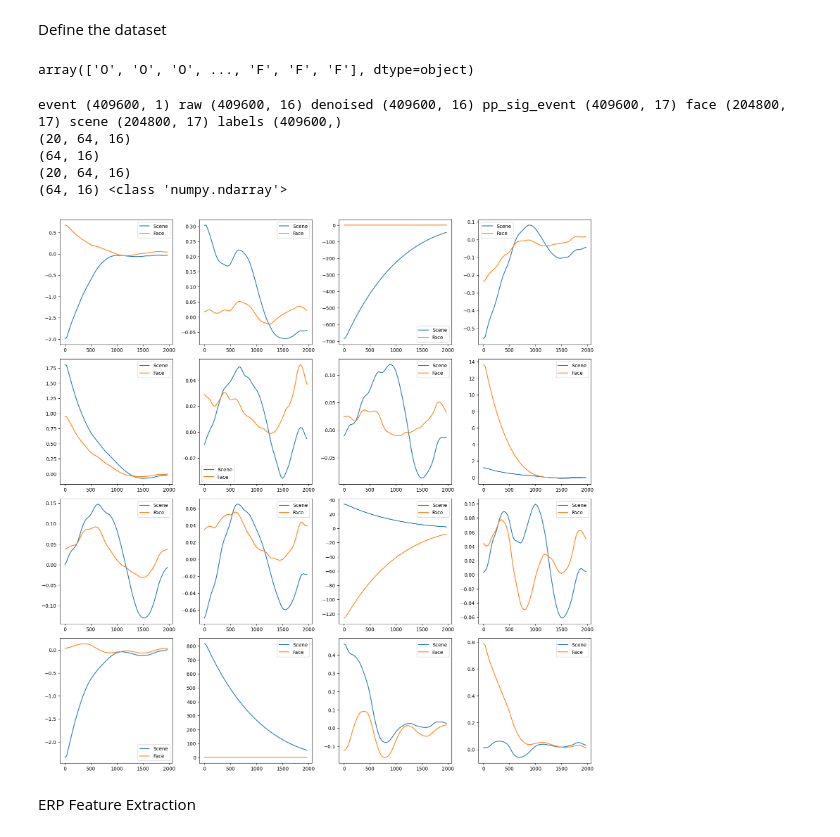
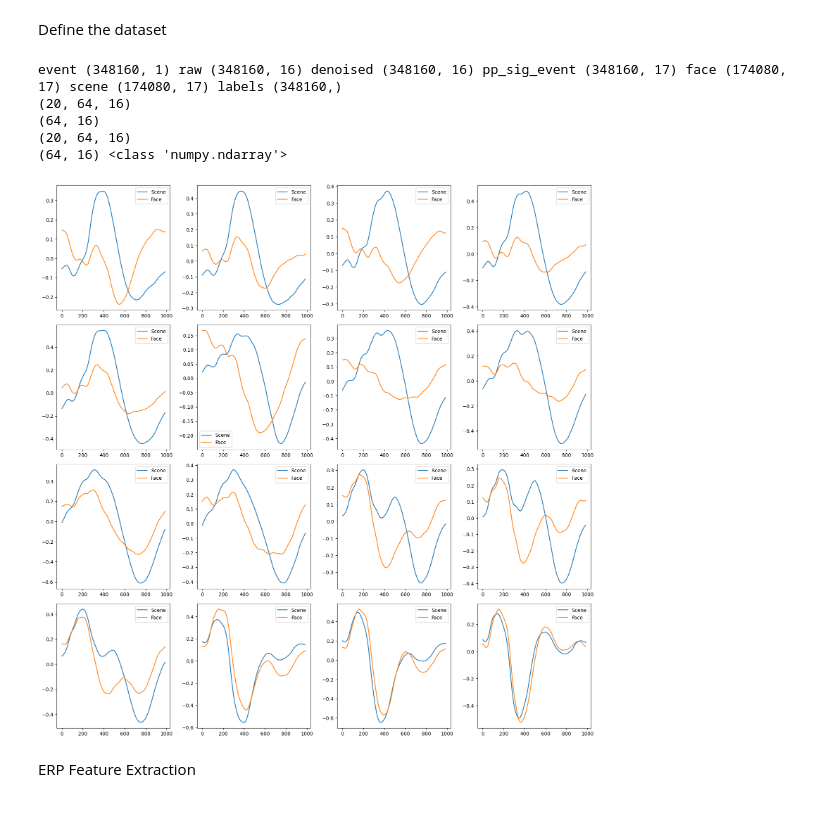
Before and after one commit to AbiriLab/Neurofeedback-Based-BCI, a Jupyter notebook: SVM for g.usbamp Data/Classificaton_nf_V7.ipynb, the cells around one changed output. Saved outputs shown, nothing was run; the diff lists cells and outputs as text; code cells hidden in the pictures.

```diff
--- a/SVM for g.usbamp Data/Classificaton_nf_V7.ipynb
+++ b/SVM for g.usbamp Data/Classificaton_nf_V7.ipynb
@@ -81,7 +81,7 @@ def preprocess(df, col_names, n_clusters):
     df_new = custom_detrend(df_new, col_names)
     return df_new
 
-def df_to_raw(df, sfreq=250):
+def df_to_raw(df, sfreq=256):
     info = mne.create_info(ch_names=list(df.columns), sfreq=sfreq, ch_types=['eeg'] * df.shape[1])
     raw = mne.io.RawArray(df.T.values * 1e-6, info)  # Converting values to Volts from microvolts for MNE
     return raw
@@ -125,8 +125,9 @@ if os.path.exists(folder_name) and os.path.isdir(folder_name):
         if file_name.endswith('.csv'):
             file_path = os.path.join(folder_name, file_name)
             s_temp = pd.read_csv(file_path, header=None)
-            inst = s_temp.iloc[:, 18]
-            df_temp = s_temp.iloc[:, :16]
+            inst = s_temp.iloc[1536:, 18]
+            df_temp = s_temp.iloc[1536:, :16]
+            print('df_temp ',df_temp.shape)
             df_temp.columns = selected_columns  # Naming the columns
             raw.append(df_temp)
             event.append(inst)
@@ -157,8 +158,8 @@ if os.path.exists(folder_name) and os.path.isdir(folder_name):
             for channel in selected_columns:
                 eeg_df_denoised_artifact_RJ[channel] = reject_artifacts_DN(eeg_df_denoised, channel)[channel]
             # Plot the artifact-rejected denoised data
-            eeg_df_denoised_artifact_RJ.plot(subplots=True, figsize=(15, 10), title='Artifact-Rejected Denoised EEG Data')
-            plt.show()
+            # eeg_df_denoised_artifact_RJ.plot(subplots=True, figsize=(15, 10), title='Artifact-Rejected Denoised EEG Data')
+            # plt.show()
 
             # 6. Smoothing the artifact-rejected denoised data
             window_size = 10  # Adjust this value based on your requirements
@@ -167,21 +168,17 @@ if os.path.exists(folder_name) and os.path.isdir(folder_name):
                 channel_data = DN_SM[channel]
                 DN_SM[channel] = channel_data.rolling(window=window_size, center=True).mean().fillna(method='bfill').fillna(method='ffill')
             # Plot the smoothed data
-            DN_SM.plot(subplots=True, figsize=(15, 10), title='Smoothed EEG Data')
-            plt.show()
-            PP.append(DN_SM)
+            # DN_SM.plot(subplots=True, figsize=(15, 10), title='Smoothed EEG Data')
+            # plt.show()
+            # PP.append(DN_SM)
+            PP.append(eeg_df_denoised_artifact_RJ)
 # %%
 PP_NP=np.array(PP)
-event=np.array(event).reshape(40*10240, 1)
-raw=np.array(raw).reshape(40*10240, 16)
-denoised=np.array(PP_NP).reshape(40*10240, 16)
+event=np.array(event).reshape(40*(df_temp.shape[0]), 1)
+raw=np.array(raw).reshape(40*(df_temp.shape[0]), 16)
+denoised=np.array(PP_NP).reshape(40*(df_temp.shape[0]), 16)
 pp_sig_event=np.concatenate((denoised, event), axis=1)
-# %%
-pp_sig_event[:,16]
-# %% [output]
-array(['O', 'O', 'O', ..., 'F', 'F', 'F'], dtype=object)
 # %%
-
 labels=[]
 face = [] #lable=0
 scene=[]#lable=1
@@ -197,41 +194,43 @@ scene = np.array(scene)
 labels=np.array(labels)
 print('event', event.shape, 'raw', raw.shape, 'denoised',  denoised.shape, 'pp_sig_event', pp_sig_event.shape, 'face', face.shape, 'scene', scene.shape, 'labels', labels.shape)
 
-face_eeg_dada=face.reshape(20,40,64,4,17)
+fs=256
+
+face_eeg_dada=face.reshape(20,int(df_temp.shape[0]/fs),64,4,17)
 face_eeg_dada=face_eeg_dada[:,:,:,:,:16]
 face_eeg_dada=face_eeg_dada.mean(axis=3)
 face_eeg_dada=face_eeg_dada.mean(axis=1)
 print(face_eeg_dada.shape)
 face_mean=face_eeg_dada.mean(axis=0)
 print(face_mean.shape)
-scene_eeg_dada=scene.reshape(20,40,64,4,17)
+scene_eeg_dada=scene.reshape(20,int(df_temp.shape[0]/fs),64,4,17)
 scene_eeg_dada=scene_eeg_dada[:,:,:,:,:16]
 scene_eeg_dada=scene_eeg_dada.mean(axis=3)
 scene_eeg_dada=scene_eeg_dada.mean(axis=1)
 print(scene_eeg_dada.shape)
 scene_mean=scene_eeg_dada.mean(axis=0)
 print(scene_mean.shape, type(scene_mean))
 fs=256
 
 
 time_list=[]
 for n in range(face_mean.shape[0]):
-    time = (n*8)/(fs)*1000
+    time = (n*4)/(fs)*1000
     time_list.append(time)
 plt.figure(figsize=(16,16))
 for channel in range(16):
     plt.subplot(4,4, channel + 1)
     plt.plot(time_list, face_mean[:, channel], label=f'Scene')
     plt.plot(time_list, scene_mean[:, channel], label=f'Face')
     plt.legend()
 plt.tight_layout()
 plt.show()
 # %% [output]
-event (409600, 1) raw (409600, 16) denoised (409600, 16) pp_sig_event (409600, 17) face (204800, 17) scene (204800, 17) labels (409600,)
+event (348160, 1) raw (348160, 16) denoised (348160, 16) pp_sig_event (348160, 17) face (174080, 17) scene (174080, 17) labels (348160,)
 (20, 64, 16)
 (64, 16)
 (20, 64, 16)
 (64, 16) <class 'numpy.ndarray'>
-[figure, old version]
+[figure, new version]
 # %% [markdown]
 ERP Feature Extraction
```
Also changed, not shown: parts of 12 cells of this notebook, 33 other files.
